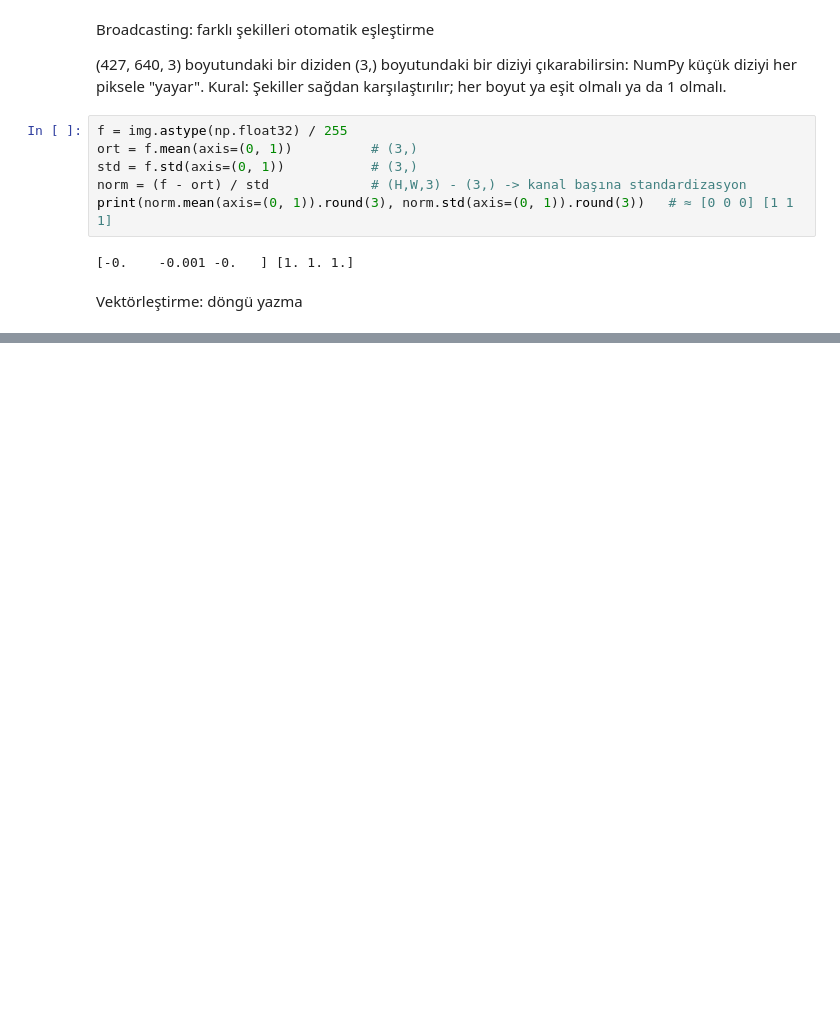
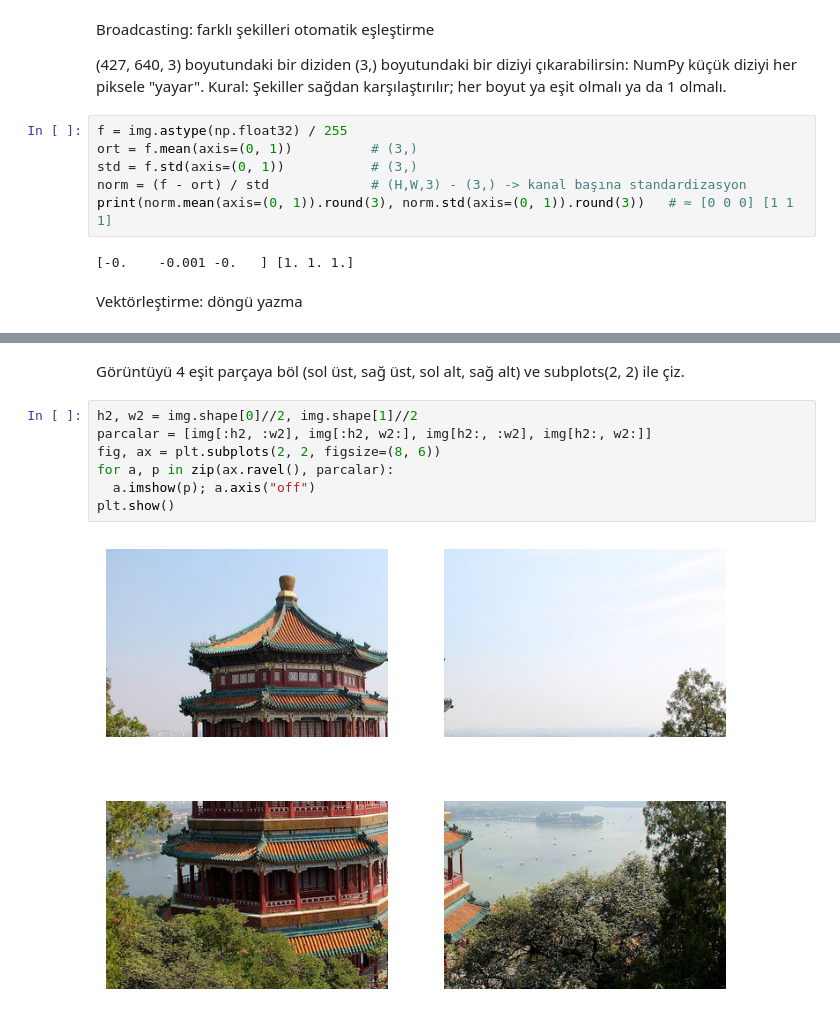
Before and after one commit to serenaycalisir/ml-calisma, a Jupyter notebook: 01_numpy_goruntu.ipynb, the cells around one changed output, grey strips where cells are left out. Saved outputs shown, nothing was run; the diff lists cells and outputs as text; blank space fills up the shorter version.

```diff
--- a/01_numpy_goruntu.ipynb
+++ b/01_numpy_goruntu.ipynb
@@ -311 +311,12 @@ döngü: 0.1048 sn | vektör: 0.000119 sn | 879 kat hızlı
 True
+# %% [markdown]
+Görüntüyü 4 eşit parçaya böl (sol üst, sağ üst, sol alt, sağ alt) ve subplots(2, 2) ile çiz.
+# %%
+h2, w2 = img.shape[0]//2, img.shape[1]//2
+parcalar = [img[:h2, :w2], img[:h2, w2:], img[h2:, :w2], img[h2:, w2:]]
+fig, ax = plt.subplots(2, 2, figsize=(8, 6))
+for a, p in zip(ax.ravel(), parcalar):
+  a.imshow(p); a.axis("off")
+plt.show()
+# %% [output]
+[figure, added]
```
Also changed, not shown: parts of 14 cells of this notebook.
